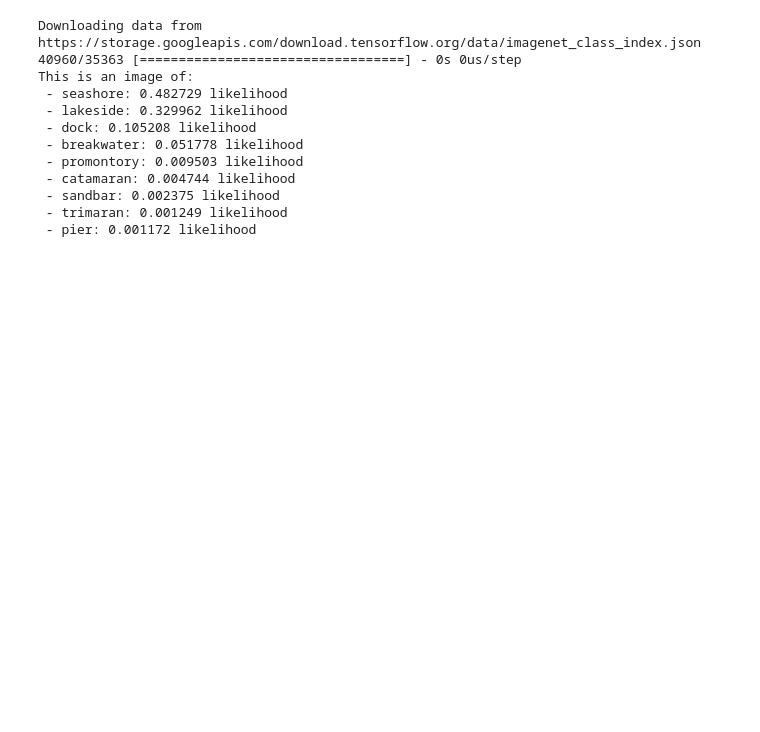
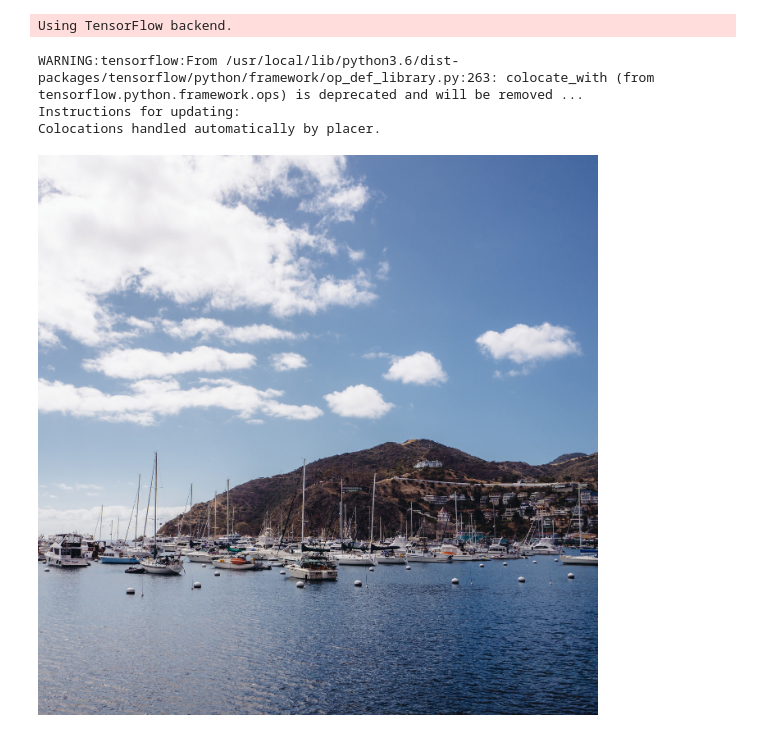
Before and after one commit to aptr288/Computer_Vision, a Jupyter notebook: PreTrainedImageRecognition.ipynb, the cells around one changed output. Saved outputs shown, nothing was run; the diff lists cells and outputs as text; code cells hidden in the pictures; blank space fills up the shorter version.

```diff
--- a/PreTrainedImageRecognition.ipynb
+++ b/PreTrainedImageRecognition.ipynb
@@ -23,21 +25,13 @@ predictions = model.predict(x)
 
 # Look up the names of the predicted classes. Index zero is the results for the first image.
 predicted_classes = resnet50.decode_predictions(predictions, top=9)
-
-print("This is an image of:")
-
-for imagenet_id, name, likelihood in predicted_classes[0]:
-    print(" - {}: {:2f} likelihood".format(name, likelihood))
 # %% [output]
-Downloading data from https://storage.googleapis.com/download.tensorflow.org/data/imagenet_class_index.json
-40960/35363 [==================================] - 0s 0us/step
-This is an image of:
- - seashore: 0.482729 likelihood
- - lakeside: 0.329962 likelihood
- - dock: 0.105208 likelihood
- - breakwater: 0.051778 likelihood
- - promontory: 0.009503 likelihood
- - catamaran: 0.004744 likelihood
- - sandbar: 0.002375 likelihood
- - trimaran: 0.001249 likelihood
- - pier: 0.001172 likelihood
+Using TensorFlow backend.
+WARNING:tensorflow:From /usr/local/lib/python3.6/dist-packages/tensorflow/python/framework/op_def_library.py:263: colocate_with (from tensorflow.python.framework.ops) is deprecated and will be removed ...
+Instructions for updating:
+Colocations handled automatically by placer.
+# %%
+from IPython.display import Image
+Image('bay.jpg', width=600, height=300)
+# %% [output]
+[figure, added]
```
Also changed, not shown: parts of 2 cells of this notebook.
